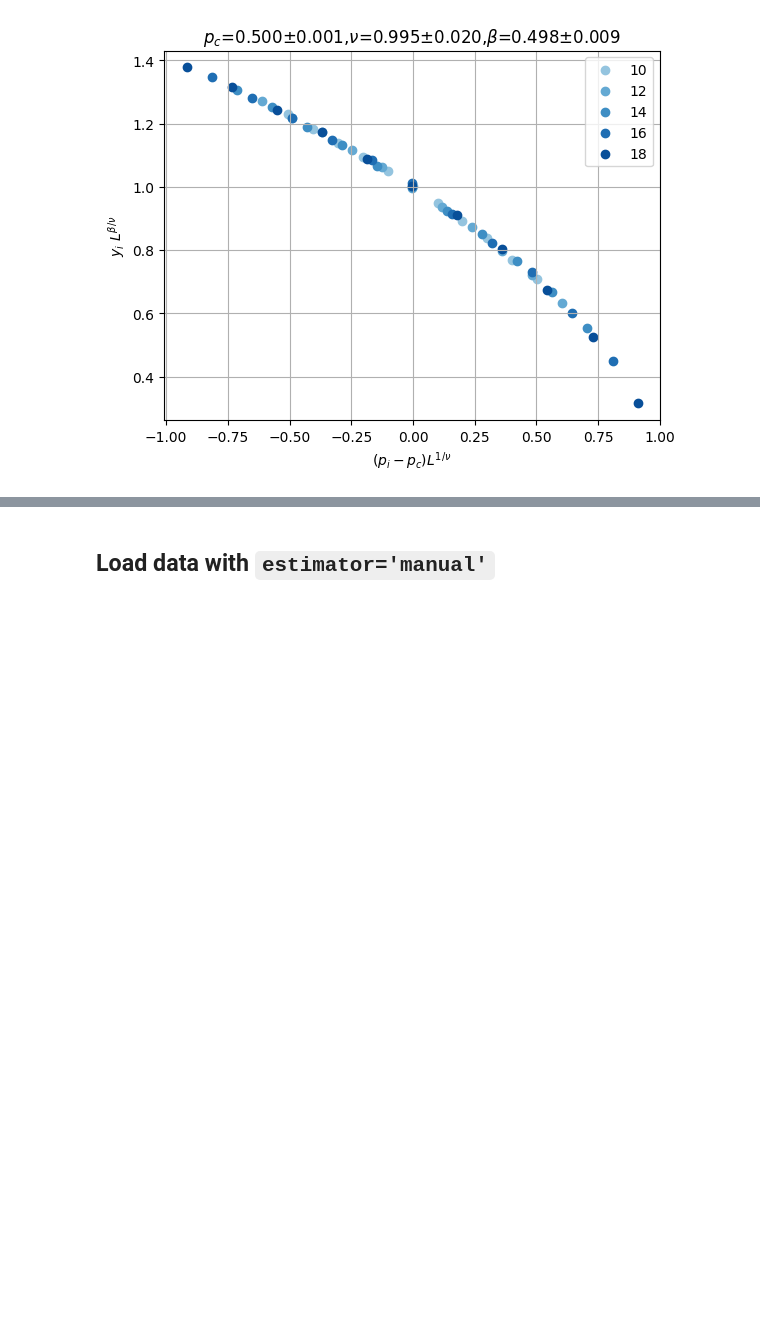
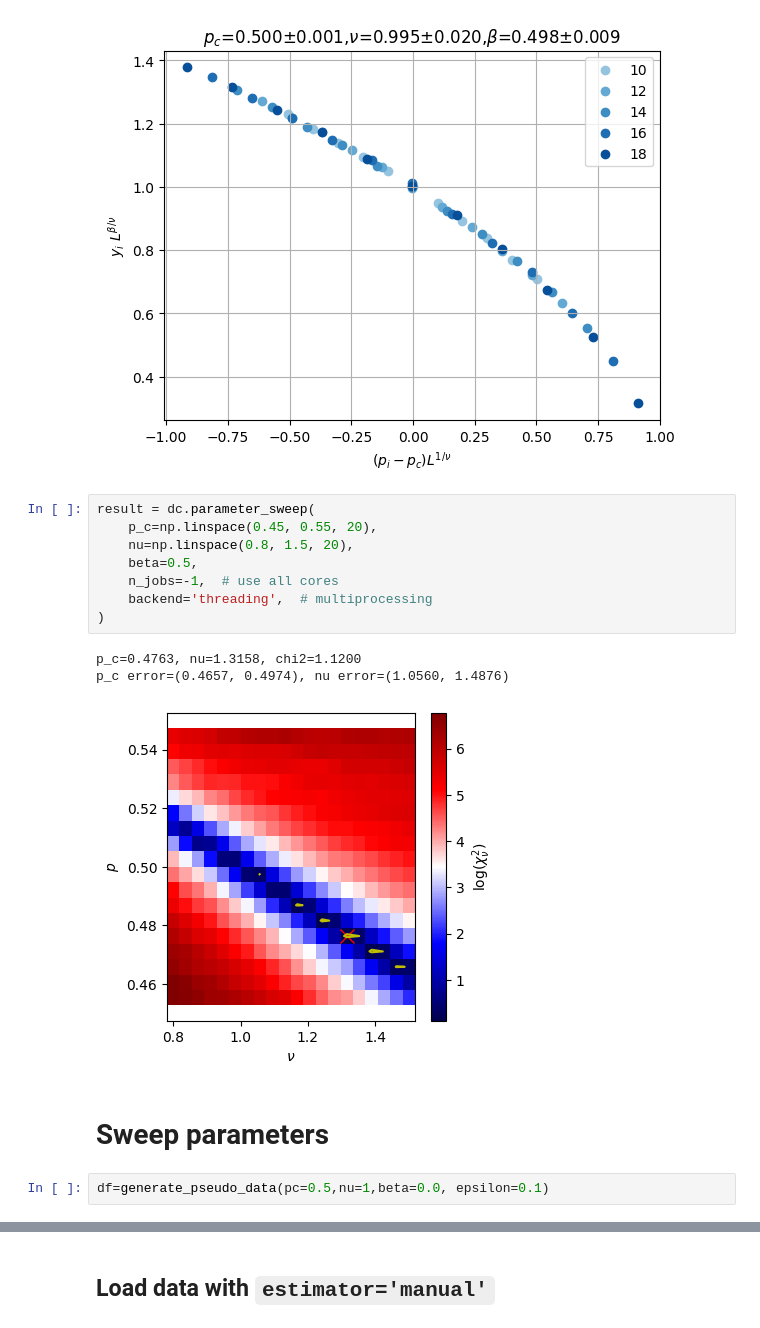
Before and after one commit to hainingpan/FSS, a Jupyter notebook: example.ipynb, the cells around one changed output, grey strips where cells are left out. Cells and saved outputs as stored; diff of their text form; blank space fills up the shorter version.

```diff
--- a/example.ipynb
+++ b/example.ipynb
@@ -81,3 +82,19 @@ Correlations (unreported values are < 0.100)
 dc.plot_data_collapse()
 # %% [output]
 [figure]
+# %%
+result = dc.parameter_sweep(
+    p_c=np.linspace(0.45, 0.55, 20),
+    nu=np.linspace(0.8, 1.5, 20),
+    beta=0.5,
+    n_jobs=-1,  # use all cores
+    backend='threading',  # multiprocessing
+)
+# %% [output]
+p_c=0.4763, nu=1.3158, chi2=1.1200
+p_c error=(0.4657, 0.4974), nu error=(1.0560, 1.4876)
+[figure, added]
+# %% [markdown]
+# Sweep parameters
+# %%
+df=generate_pseudo_data(pc=0.5,nu=1,beta=0.0, epsilon=0.1)
```
Also changed, not shown: parts of 6 cells of this notebook, 4 other files.
